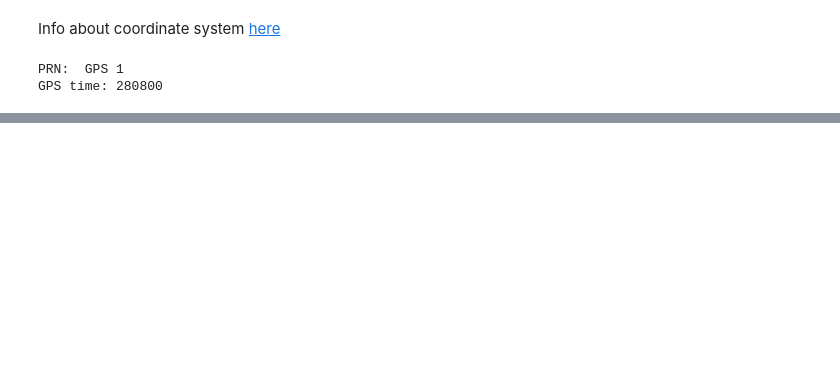
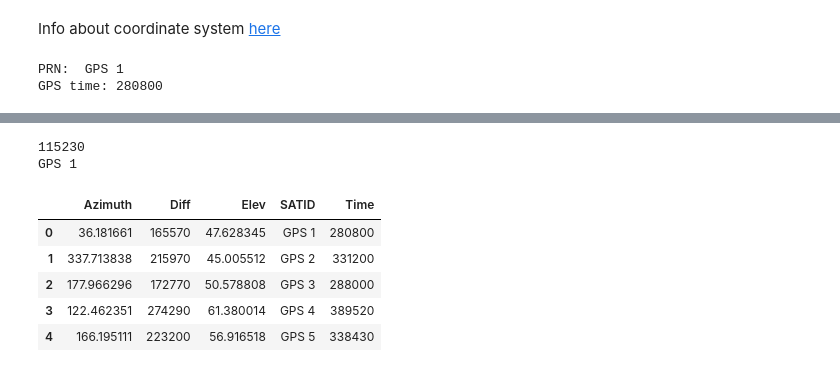
Before and after one commit to mikesneider/SatellitalPosition, a Jupyter notebook: FTP+access.ipynb, the cells around one changed output, grey strips where cells are left out. Saved outputs shown, nothing was run; the diff lists cells and outputs as text; code cells hidden in the pictures; blank space fills up the shorter version.

Commit message:
getAzimuthAndElevation
trying withreal files

```diff
--- a/FTP+access.ipynb
+++ b/FTP+access.ipynb
@@ -581,0 +636,53 @@ plt.scatter(x,y)
+# %%
+import datetime
+#PRN = All
+
+Longitude_inGround = -73.1224429
+Latitude_inGround = 7.1388027
+WeekSec = UTC2GPS(datetime.datetime.now()) #second of week
+print WeekSec
+list_PRN = []
+AZIMUTH = []
+ELEVATION = []
+Times = []
+Diffs = []
+ownPRN = np.arange(0,32)
+prueba = 1
+
+navfile = 'navRINEX'
+navHeader, navData = gpstk.readRinex3Nav(navfile)
+bcestore = gpstk.GPSEphemerisStore()
+
+for navDataObj in navData:
+    ephem = navDataObj.toGPSEphemeris()
+    #bcestore.addEphemeris(ephem)
+
+    if 1 == 1: #ephem.HOWtime <= WeekSec: # and math.fabs(WeekSec-ephem.HOWtime) <= 21600.:  #21600 is 6 hours in seconds
+        #print "SAT: ",ephem.satID," Time: ",ephem.HOWtime, " Diff: ", math.fabs(WeekSec-ephem.HOWtime)
+        list_PRN.append(str(ephem.satID))
+        Times.append(ephem.HOWtime)
+        Diffs.append(math.fabs(WeekSec-ephem.HOWtime))
+        POS = future_position(ephem,WeekSec,1937)
+        AZ,EL = ECEFtoAzElev(POS,Longitude_inGround,Latitude_inGround)
+        AZIMUTH.append(AZ)
+        ELEVATION.append(EL)
+        if prueba == 1:
+            print ephem.satID
+            prueba += 1
+
+RES = pd.DataFrame({"SATID":list_PRN ,"Time": Times, "Diff":Diffs,"Elev": ELEVATION,"Azimuth": AZIMUTH,})
+
+bcestore.SearchNear()
+navData.close()
+# %% [output]
+115230
+GPS 1
+# %%
+RES.head()
+# %% [output]
+|  | Azimuth | Diff | Elev | SATID | Time |
+| 0 | 36.181661 | 165570 | 47.628345 | GPS 1 | 280800 |
+| 1 | 337.713838 | 215970 | 45.005512 | GPS 2 | 331200 |
+| 2 | 177.966296 | 172770 | 50.578808 | GPS 3 | 288000 |
+| 3 | 122.462351 | 274290 | 61.380014 | GPS 4 | 389520 |
+| 4 | 166.195111 | 223200 | 56.916518 | GPS 5 | 338430 |
```
Also changed, not shown: parts of 20 cells of this notebook.
